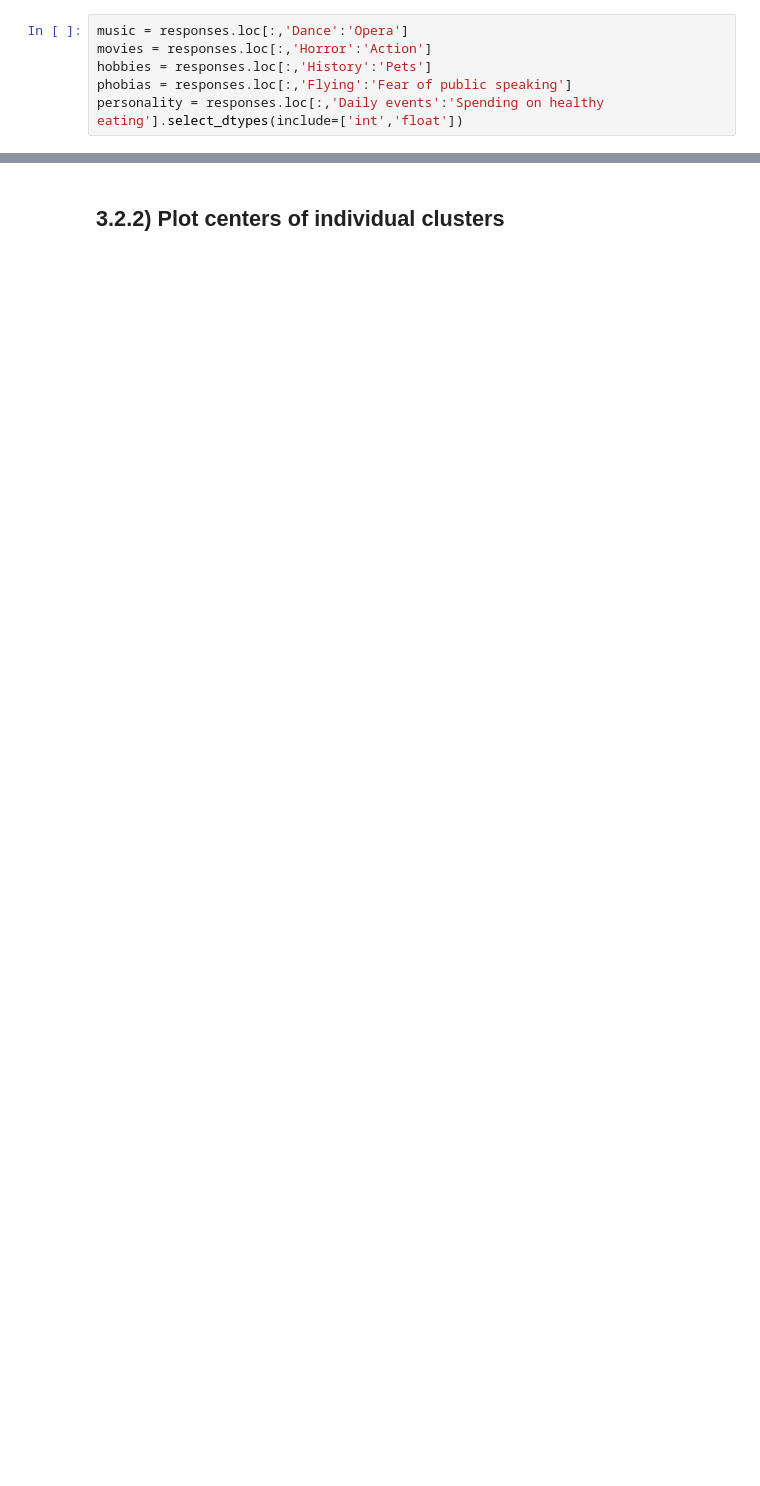
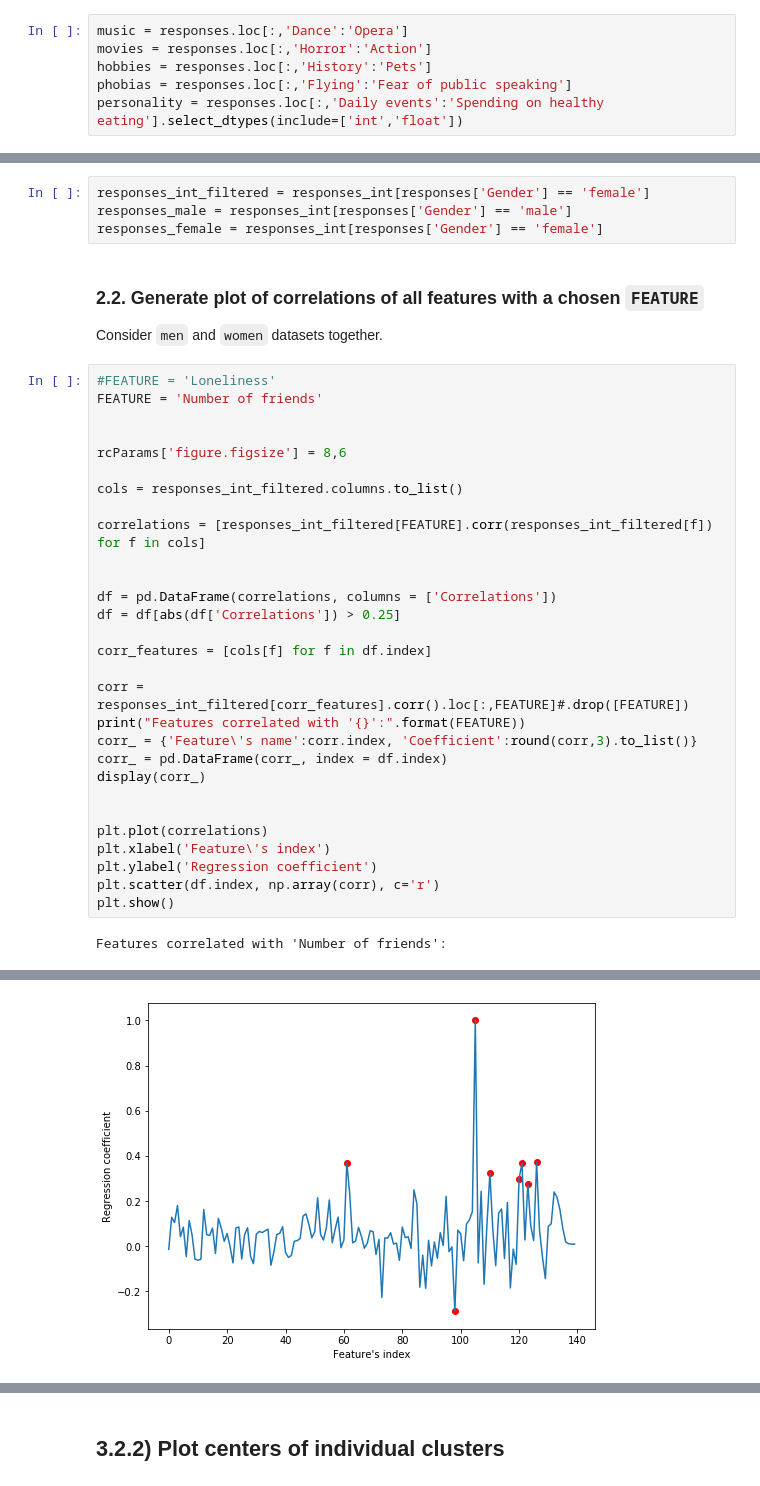
Before and after one commit to KrystianPlackowski/Young-People-Survey, a Jupyter notebook: main.ipynb, the cells around one changed output, grey strips where cells are left out. Drawn from its saved outputs; the diff is of its cells as text; blank space fills up the shorter version.

```diff
--- a/main.ipynb
+++ b/main.ipynb
@@ -269,0 +83,38 @@ model = KMeans(init='k-means++', n_clusters=noOfClusters, n_init=20).fit(data)
+# %%
+responses_int_filtered = responses_int[responses['Gender'] == 'female']
+responses_male = responses_int[responses['Gender'] == 'male']
+responses_female = responses_int[responses['Gender'] == 'female']
+# %% [markdown]
+### 2.2. Generate plot of correlations of all features with a chosen `FEATURE`
+Consider `men` and `women` datasets together.
+# %%
+#FEATURE = 'Loneliness'
+FEATURE = 'Number of friends'
+
+
+rcParams['figure.figsize'] = 8,6
+
+cols = responses_int_filtered.columns.to_list()
+
+correlations = [responses_int_filtered[FEATURE].corr(responses_int_filtered[f]) for f in cols]
+
+
+df = pd.DataFrame(correlations, columns = ['Correlations'])
+df = df[abs(df['Correlations']) > 0.25]
+
+corr_features = [cols[f] for f in df.index]
+
+corr = responses_int_filtered[corr_features].corr().loc[:,FEATURE]#.drop([FEATURE])
+print("Features correlated with '{}':".format(FEATURE))
+corr_ = {'Feature\'s name':corr.index, 'Coefficient':round(corr,3).to_list()}
+corr_ = pd.DataFrame(corr_, index = df.index)
+display(corr_)
+
+
+plt.plot(correlations)
+plt.xlabel('Feature\'s index')
+plt.ylabel('Regression coefficient')
+plt.scatter(df.index, np.array(corr), c='r')
+plt.show()
+# %% [output]
+Features correlated with 'Number of friends':
@@ -269,0 +130 @@ model = KMeans(init='k-means++', n_clusters=noOfClusters, n_init=20).fit(data)
+[figure, added]
```
Also changed, not shown: parts of 72 cells of this notebook.
